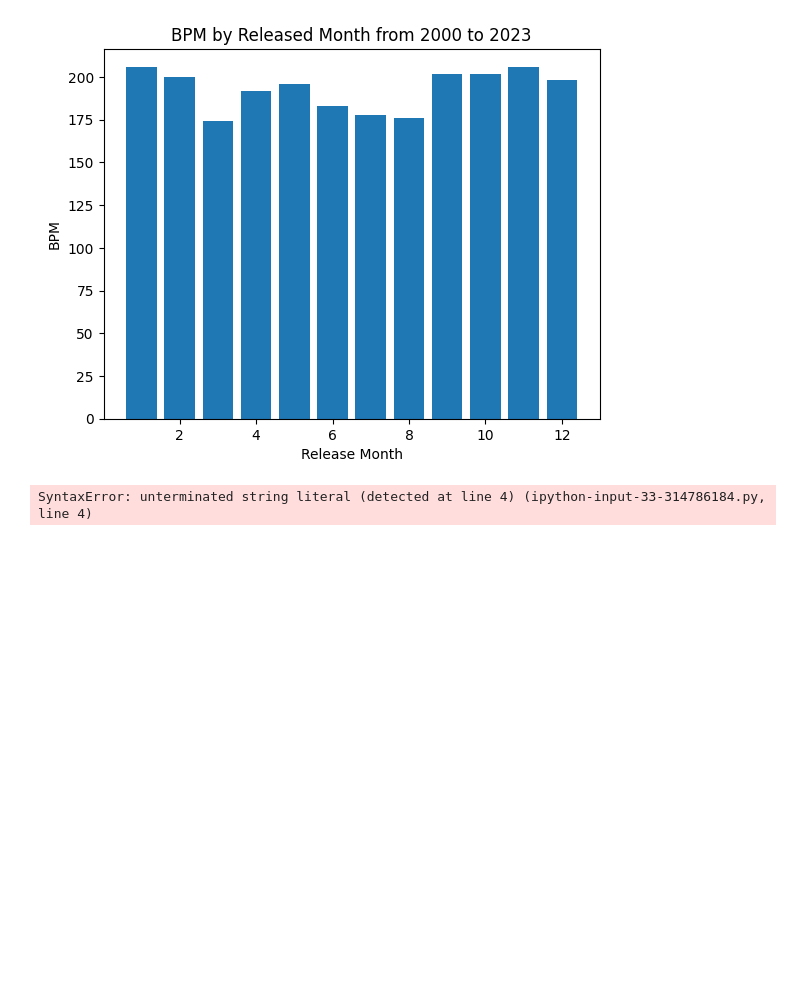
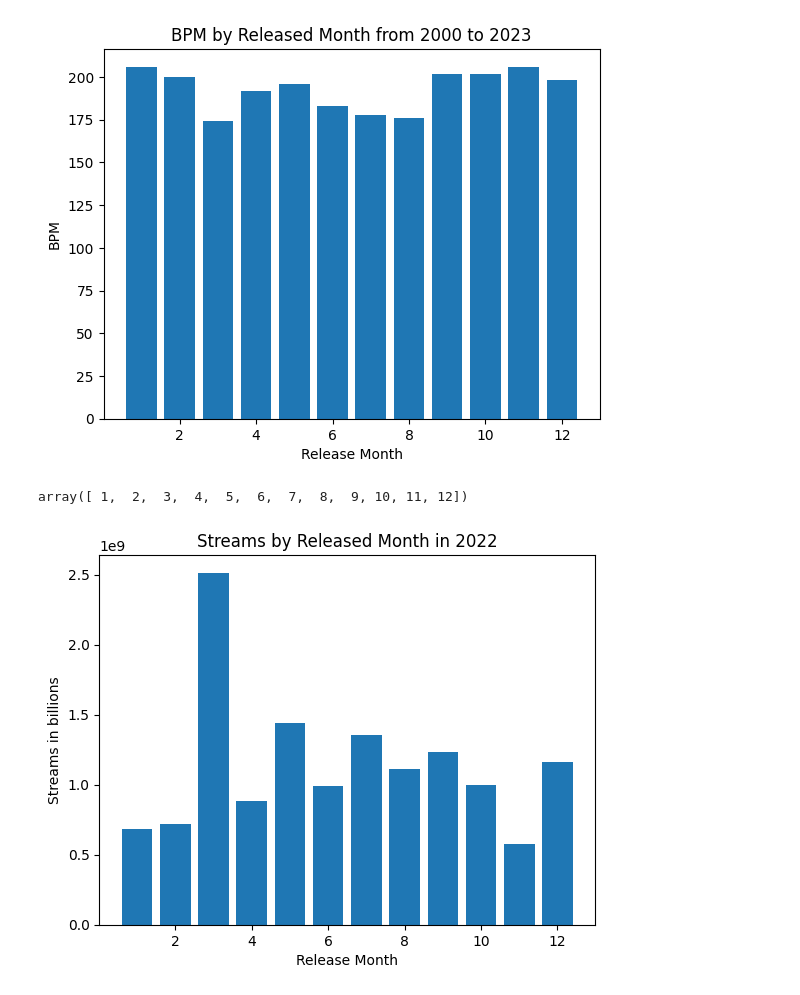
Before and after one commit to jb-seba/Spotify_TCS, a Jupyter notebook: TCS_Music_Project.ipynb, the cells around one changed output. Drawn from its saved outputs; the diff is of its cells as text; code cells hidden in the pictures; blank space fills up the shorter version.

```diff
--- a/TCS_Music_Project.ipynb
+++ b/TCS_Music_Project.ipynb
@@ -230,10 +233,21 @@ plt.title('BPM by Released Month from 2000 to 2023')
 plt.show()
 # %% [output]
 [figure]
-# %%
-plt.scatter(x1,y0,color='red', label='bpm', alpha=0.5)
-plt.ylabel('Streams in billions')
-plt.xlabel('BPM')
-plt.title('BPM vs Streams)
-# %% [output]
-SyntaxError: unterminated string literal (detected at line 4) (ipython-input-33-314786184.py, line 4)
+# %%
+# creating new df for only one year
+single_year_df = recent_years_df[recent_years_df['released_year'] == 2022]
+single_year_df['released_month'].unique()
+# reorder new df by release month
+single_year_df = single_year_df.sort_values(by='released_month')
+single_year_df
+single_year_df['released_month'].unique()
+# %% [output]
+array([ 1,  2,  3,  4,  5,  6,  7,  8,  9, 10, 11, 12])
+# %%
+plt.bar(single_year_df['released_month'], single_year_df['streams'])
+plt.xlabel('Release Month')
+plt.ylabel('Streams in billions')
+plt.title('Streams by Released Month in 2022')
+plt.show()
+# %% [output]
+[figure, added]
```
Also changed, not shown: parts of 9 cells of this notebook.
